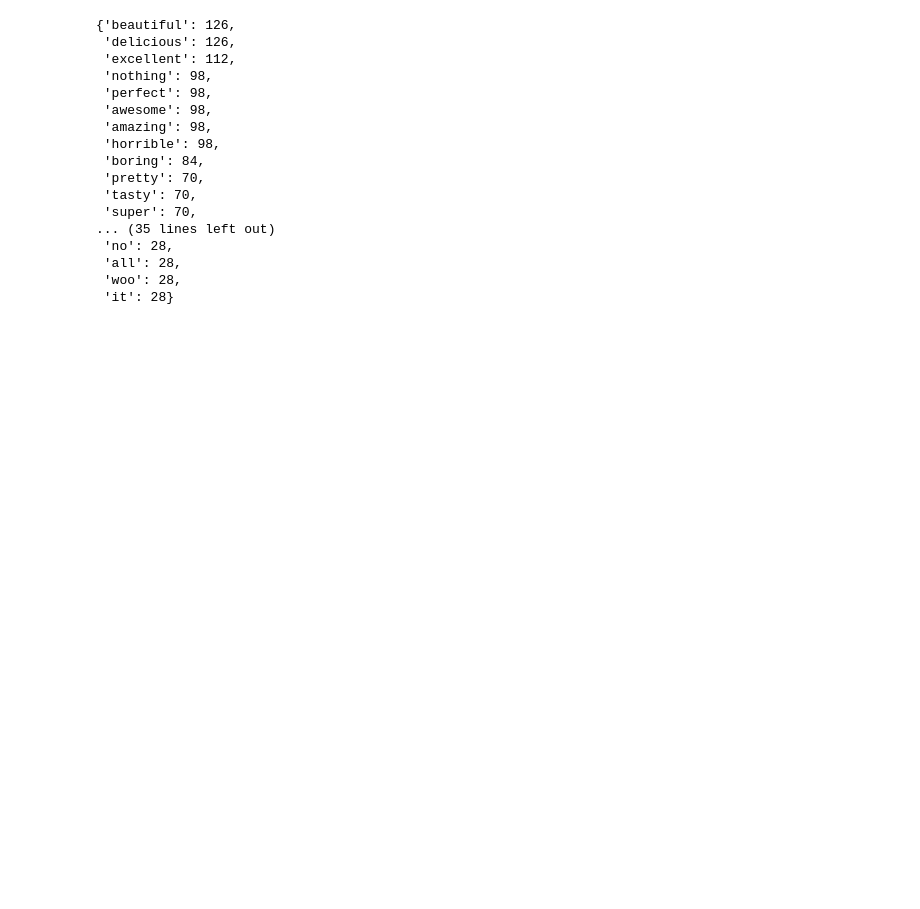
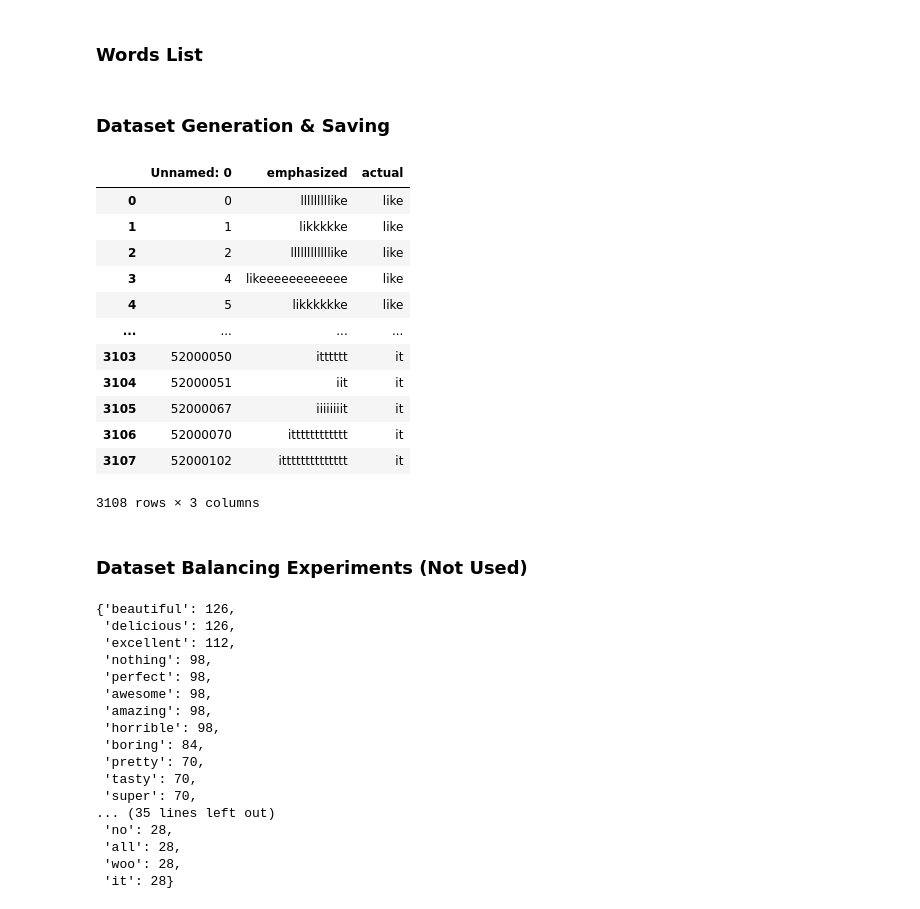
Before and after one commit to Disura-Randunu/RankrrV2, a Jupyter notebook: rankrr-datascience/dataset_generation.ipynb, the cells around one changed output. Cells and saved outputs as stored; diff of their text form; code cells hidden in the pictures; blank space fills up the shorter version.

```diff
--- a/rankrr-datascience/dataset_generation.ipynb
+++ b/rankrr-datascience/dataset_generation.ipynb
@@ -2,6 +2,8 @@
 import random
 import pandas as pd
 import numpy as np
+# %% [markdown]
+### Words List
 # %%
 words = [
     "like",
@@ -59,6 +61,8 @@ words = [
     "it",
     "thanks"
 ]
+# %% [markdown]
+### Dataset Generation & Saving
 # %%
 # words = ["like", "beautiful", "love", "cool", "waste", "boring", etc....]
 dataset = []
@@ -78,6 +82,26 @@ for word in words:
 df = pd.DataFrame.from_dict(dataset)
 df = df.drop_duplicates(subset=['emphasized'])
 df.to_csv("repeated_letters_words_v9.csv")
+# %%
+import pandas as pd
+
+pd.read_csv("repeated_letters_words_v9.csv")
+# %% [output]
+|  | Unnamed: 0 | emphasized | actual |
+| 0 | 0 | lllllllllike | like |
+| 1 | 1 | likkkkke | like |
+| 2 | 2 | llllllllllllike | like |
+| 3 | 4 | likeeeeeeeeeeee | like |
+| 4 | 5 | likkkkkke | like |
+| ... | ... | ... | ... |
+| 3103 | 52000050 | itttttt | it |
+| 3104 | 52000051 | iit | it |
+| 3105 | 52000067 | iiiiiiiit | it |
+| 3106 | 52000070 | itttttttttttt | it |
+| 3107 | 52000102 | itttttttttttttt | it |
+3108 rows × 3 columns
+# %% [markdown]
+### Dataset Balancing Experiments (Not Used)
 # %%
 import pandas as pd
 df = pd.read_csv("repeated_letters_words_v9.csv")
```
Also changed, not shown: parts of 7 cells of this notebook, 15 other files.
